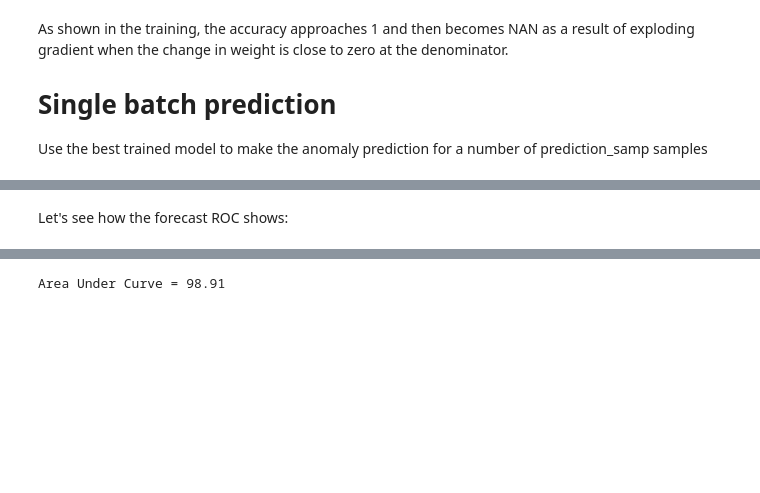
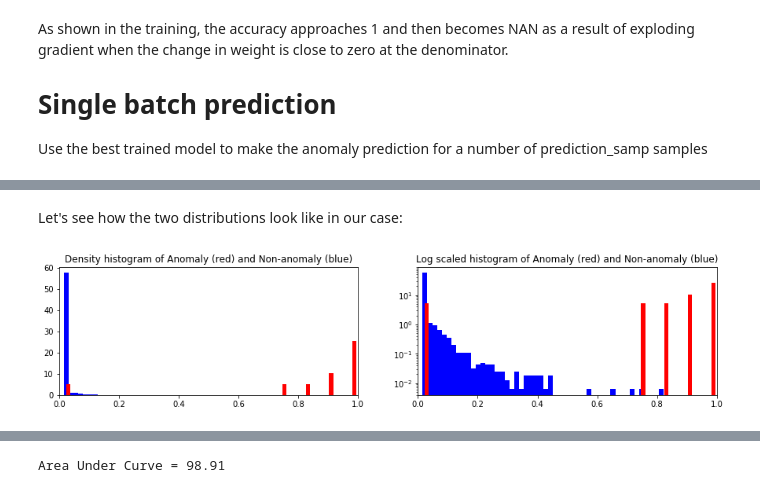
Before and after one commit to ginochen/DNN_anomaly_dection, a Jupyter notebook: DNN_anomaly_detection.ipynb, the cells around one changed output, grey strips where cells are left out. Saved outputs shown, nothing was run; the diff lists cells and outputs as text; code cells hidden in the pictures; blank space fills up the shorter version.

```diff
--- a/DNN_anomaly_detection.ipynb
+++ b/DNN_anomaly_detection.ipynb
@@ -194,2 +270,24 @@ The ROC curve can show how "separated/overlapped" the FPR (blue) and TPR (red) d
 # %% [markdown]
-Let's see how the forecast ROC shows:
+Let's see how the two distributions look like in our case:
+# %%
+def plot_np_dist(y_true,y_pred):
+    nbins = 50
+    plt.figure(figsize=(15,3))
+    plt.subplot(121)
+    plt.title('Density histogram of Anomaly (red) and Non-anomaly (blue)')
+    plt.hist(y_pred[np.nonzero(y_true==0)],density=True,bins=nbins,color='b',rwidth=1);
+    plt.hist(y_pred[np.nonzero(y_true)],density=True,bins=nbins,color='r',rwidth=.7);
+    plt.xlim([0,1])
+    plt.subplot(122)
+    #plt.figure(figsize=(8,3))
+    plt.title('Log scaled histogram of Anomaly (red) and Non-anomaly (blue)')
+    plt.hist(y_pred[np.nonzero(y_true==0)],density=True,log=True,bins=nbins,color='b',rwidth=1);
+    plt.hist(y_pred[np.nonzero(y_true)],density=True,log=True,bins=nbins,color='r',rwidth=.7);
+    plt.xlim([0,1])
+    plt.show()
+
+y_test = np.array(y)
+y_true = test[:prediction_samp,-1].reshape(-1,1)
+plot_np_dist(y_true,y_test)
+# %% [output]
+[figure, added]
```
Also changed, not shown: parts of 15 cells of this notebook.
